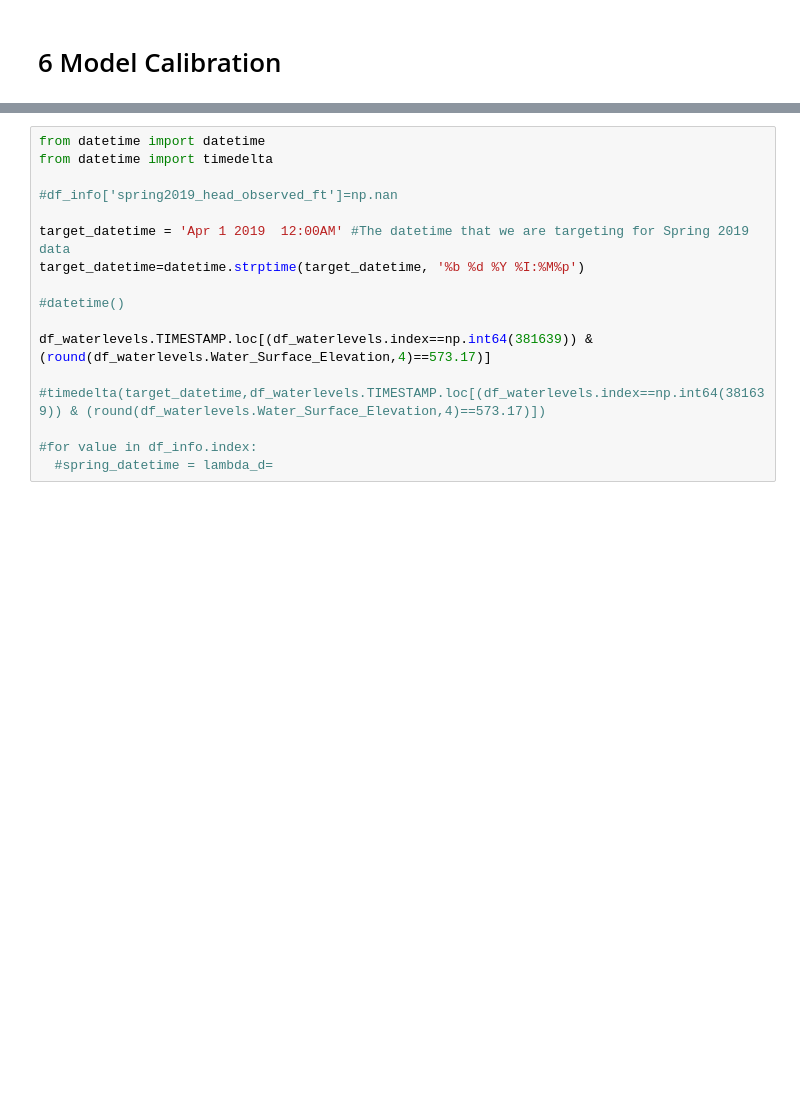
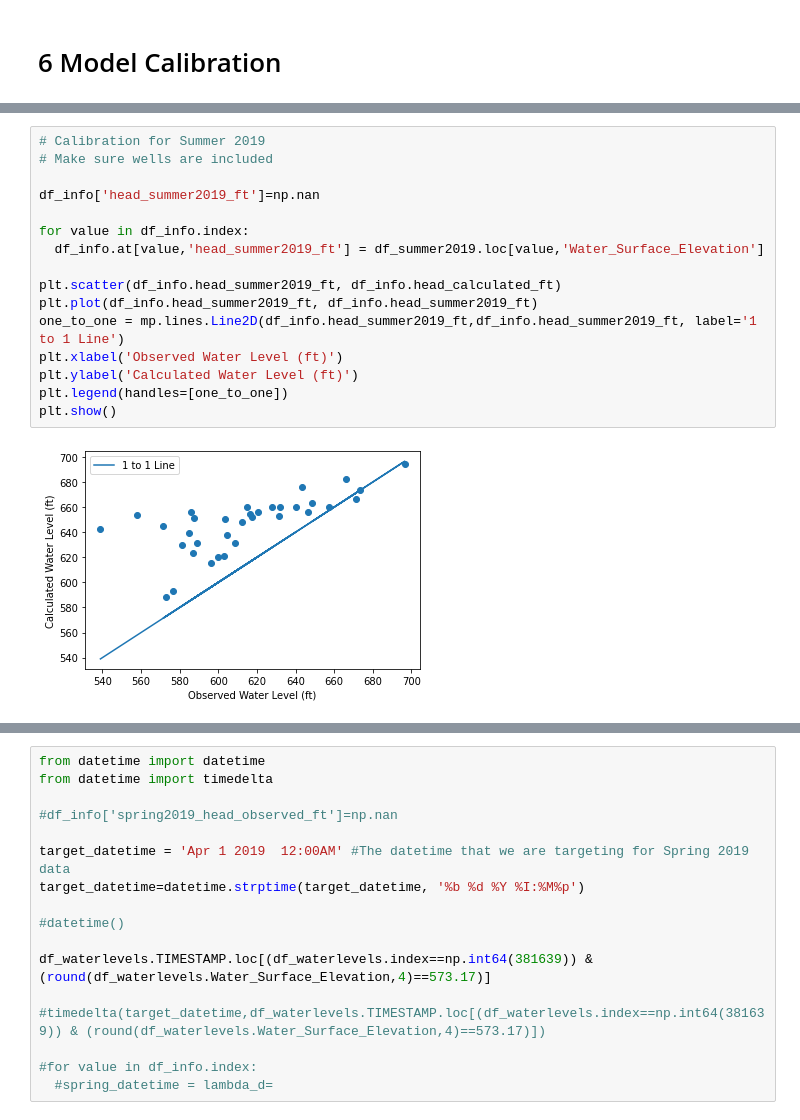
Before and after one commit to iordach1/GEOL572-GRL, a Jupyter notebook: GRL_Model_working.ipynb, the cells around one changed output, grey strips where cells are left out. Drawn from its saved outputs; the diff is of its cells as text; blank space fills up the shorter version.

```diff
--- a/GRL_Model_working.ipynb
+++ b/GRL_Model_working.ipynb
@@ -818,3 +866,21 @@ for value in df_info.index:
+# %%
+# Calibration for Summer 2019
+# Make sure wells are included
+
+df_info['head_summer2019_ft']=np.nan
+
+for value in df_info.index:
+  df_info.at[value,'head_summer2019_ft'] = df_summer2019.loc[value,'Water_Surface_Elevation']
+
+plt.scatter(df_info.head_summer2019_ft, df_info.head_calculated_ft)
+plt.plot(df_info.head_summer2019_ft, df_info.head_summer2019_ft)
+one_to_one = mp.lines.Line2D(df_info.head_summer2019_ft,df_info.head_summer2019_ft, label='1 to 1 Line')
+plt.xlabel('Observed Water Level (ft)')
+plt.ylabel('Calculated Water Level (ft)')
+plt.legend(handles=[one_to_one])
+plt.show()
+# %% [output]
+[figure, added]
 # %%
 # Convert items in the "TIMESTAMP" column to strings
 #df_waterlevels = df_waterlevels.astype({'TIMESTAMP': str})
```
Also changed, not shown: parts of 17 cells of this notebook.
